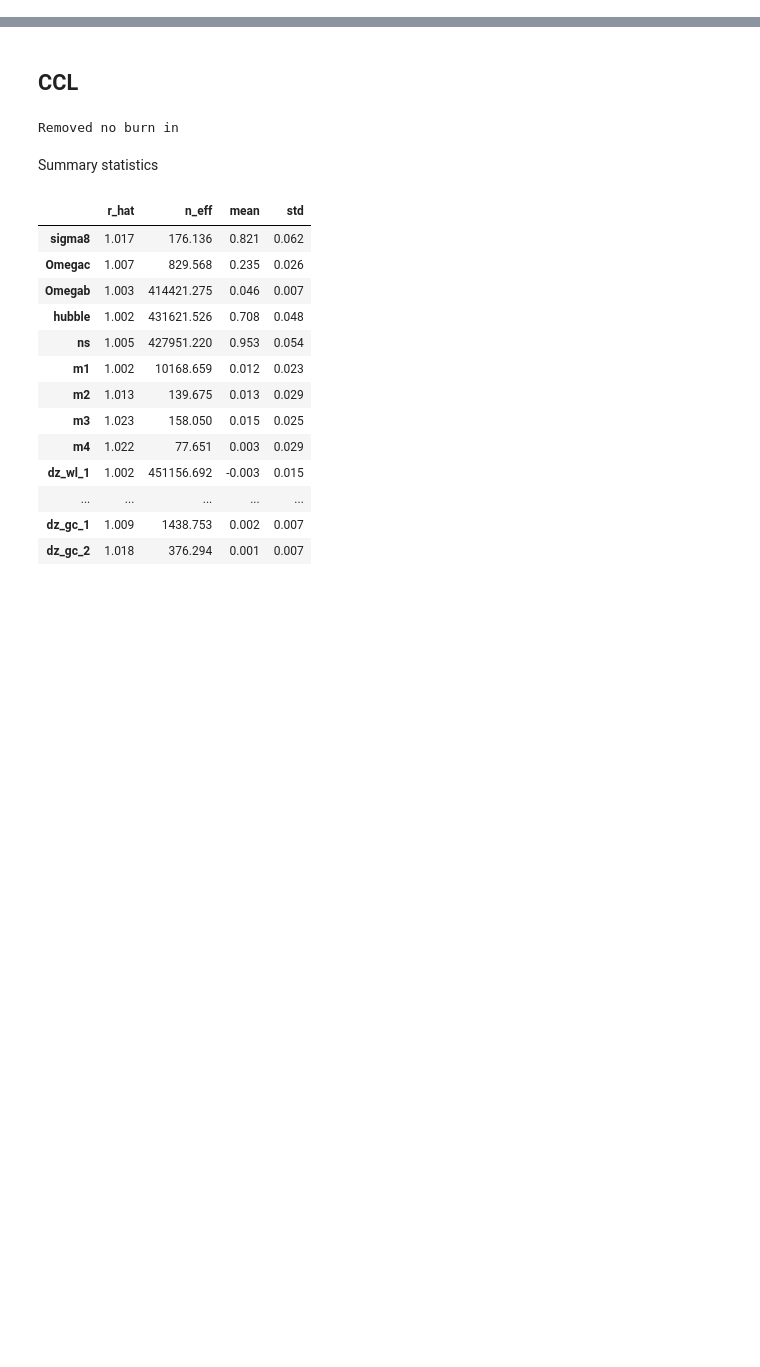
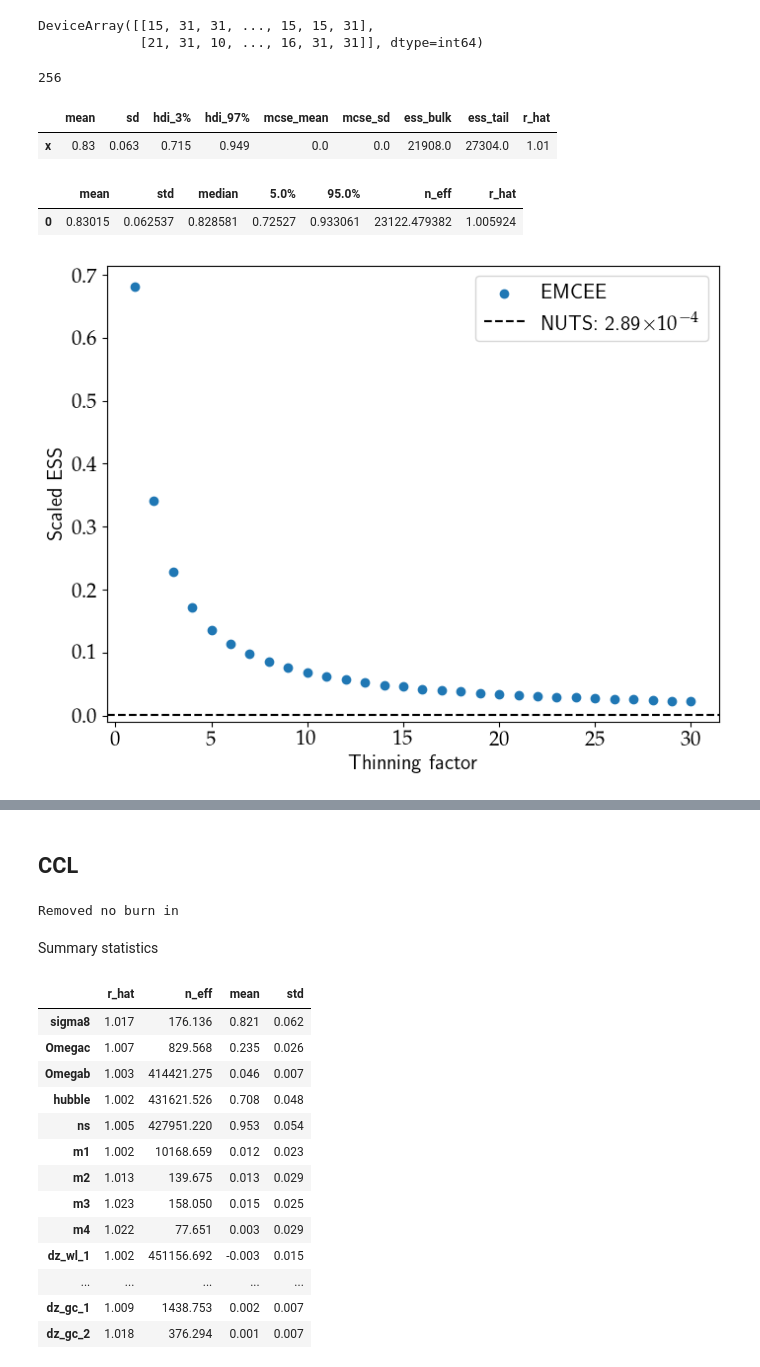
Before and after one commit to Harry45/DESEMU, a Jupyter notebook: notebooks/triangle_plot.ipynb, the cells around one changed output, grey strips where cells are left out. Drawn from its saved outputs; the diff is of its cells as text; code cells hidden in the pictures; blank space fills up the shorter version.

```diff
--- a/notebooks/triangle_plot.ipynb
+++ b/notebooks/triangle_plot.ipynb
@@ -101,0 +111,3 @@ def emcee_lnpost(parameters):
+# %%
+# sampler_jc_nuts_1 = pickle_load('samples', 'jaxcosmo_nuts_1')
+sampler_jc_nuts_2 = pickle_load('samples', 'jaxcosmo_nuts_2')
@@ -101,0 +118,49 @@ def emcee_lnpost(parameters):
+# %%
+sampler_jc_nuts_2.get_extra_fields(group_by_chain=True)['num_steps']
+# %% [output]
+DeviceArray([[15, 31, 31, ..., 15, 15, 31],
+             [21, 31, 10, ..., 16, 31, 31]], dtype=int64)
+# %%
+2**8
+# %% [output]
+256
+# %%
+neval_emcee = 2 * 10000 * 25 * 2
+neval_nuts = sampler_jc_nuts_2.get_extra_fields(group_by_chain=True)['num_steps'].sum(1).sum(0).item()
+# %%
+scaled_neff_nuts = summary(sampler_jc_nuts_2.get_samples(group_by_chain=True)['sigma8'])['Param:0']['n_eff'] / neval_nuts
+# %%
+thinning_factor = np.arange(1, 31, 1)
+rec_n_eff_emcee = list()
+rec_nemcee = list()
+for t in thinning_factor:
+    jc_emcee_1_sigma_8 = sampler_jc_emcee_1.get_chain(discard=1000, thin=t, flat=True)[:,0]
+    jc_emcee_2_sigma_8 = sampler_jc_emcee_2.get_chain(discard=1000, thin=t, flat=True)[:,0]
+    nemcee = 2 * jc_emcee_1_sigma_8.shape[0]
+    n_eff_emcee = summary(np.vstack([jc_emcee_1_sigma_8, jc_emcee_2_sigma_8]))['Param:0']['n_eff'] / neval_emcee
+    rec_n_eff_emcee.append(n_eff_emcee)
+    rec_nemcee.append(nemcee)
+rec_n_eff_emcee = np.asarray(rec_n_eff_emcee)
+rec_nemcee = np.asarray(rec_nemcee)
+# %%
+az.summary(np.vstack([jc_emcee_1_sigma_8, jc_emcee_2_sigma_8]))
+# %% [output]
+|  | mean | sd | hdi_3% | hdi_97% | mcse_mean | mcse_sd | ess_bulk | ess_tail | r_hat |
+| x | 0.83 | 0.063 | 0.715 | 0.949 | 0.0 | 0.0 | 21908.0 | 27304.0 | 1.01 |
+# %%
+pd.DataFrame(summary(np.vstack([jc_emcee_1_sigma_8, jc_emcee_2_sigma_8]))['Param:0'], index=[0])
+# %% [output]
+|  | mean | std | median | 5.0% | 95.0% | n_eff | r_hat |
+| 0 | 0.83015 | 0.062537 | 0.828581 | 0.72527 | 0.933061 | 23122.479382 | 1.005924 |
+# %%
+plt.figure(figsize = (8, 6))
+plt.scatter(thinning_factor, rec_n_eff_emcee, label = 'EMCEE')
+plt.axhline(scaled_neff_nuts, label = 'NUTS: ' + f'{scaled_neff_nuts * 10000:.2f}' + r'$\times 10^{-4}$', c = 'k', linestyle = '--')
+plt.ylabel('Scaled ESS', fontsize = fontSize)
+plt.xlabel('Thinning factor', fontsize = fontSize)
+plt.tick_params(axis='x', labelsize=fontSize)
+plt.tick_params(axis='y', labelsize=fontSize)
+plt.legend(loc = 'best',prop={'family':'sans-serif', 'size':15})
+plt.show()
+# %% [output]
+[figure, added]
```
Also changed, not shown: parts of 6 cells of this notebook, 2 other files.
